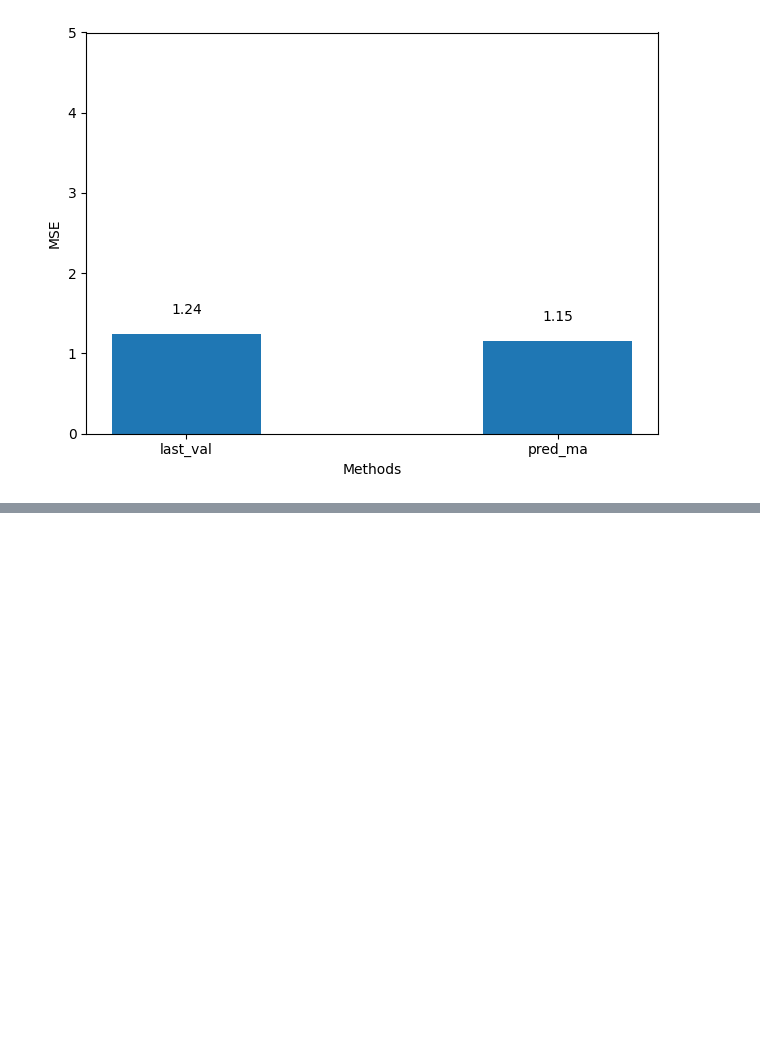
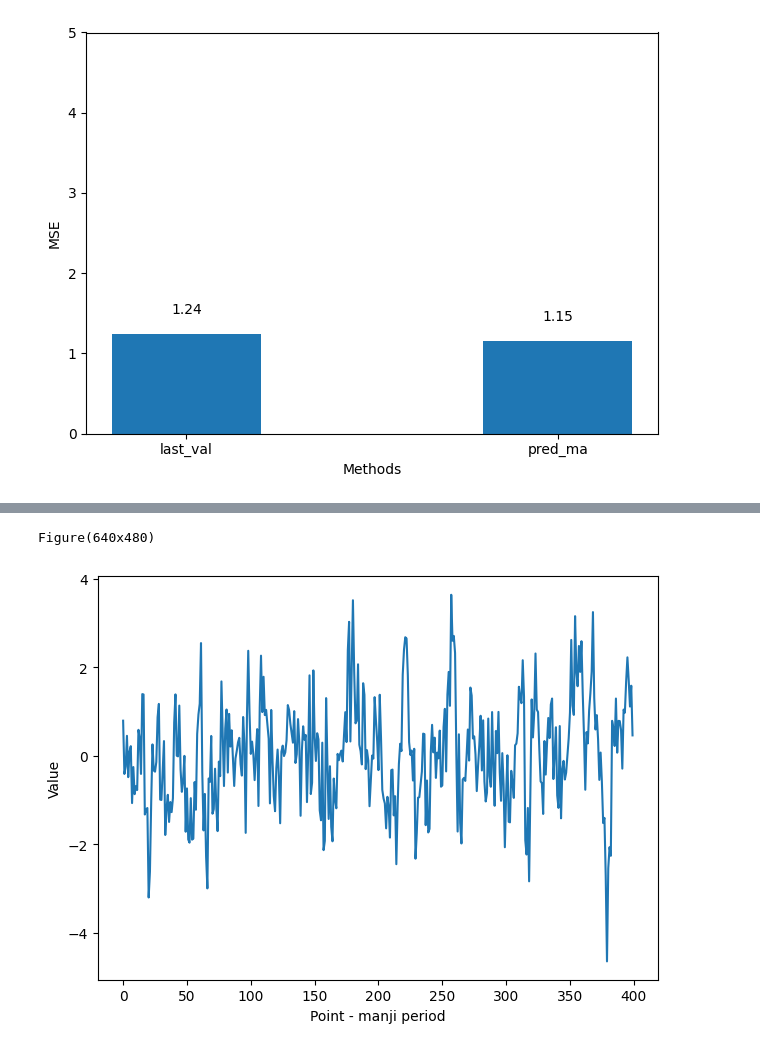
Before and after one commit to Mkranj/ts_forc_python, a Jupyter notebook: CH04/ch4_ex.ipynb, the cells around one changed output, grey strips where cells are left out. Saved outputs shown, nothing was run; the diff lists cells and outputs as text; code cells hidden in the pictures; blank space fills up the shorter version.

```diff
--- a/CH04/ch4_ex.ipynb
+++ b/CH04/ch4_ex.ipynb
@@ -330,0 +354,10 @@ plt.tight_layout()
+# %%
+fig, ax = plt.subplots()
+ax.plot(ma4_process[:400])
+ax.set_xlabel("Point - manji period")
+ax.set_ylabel("Value")
+fig.tight_layout()
+print(fig)
+# %% [output]
+Figure(640x480)
+[figure, added]
```
Also changed, not shown: parts of 13 cells of this notebook.
